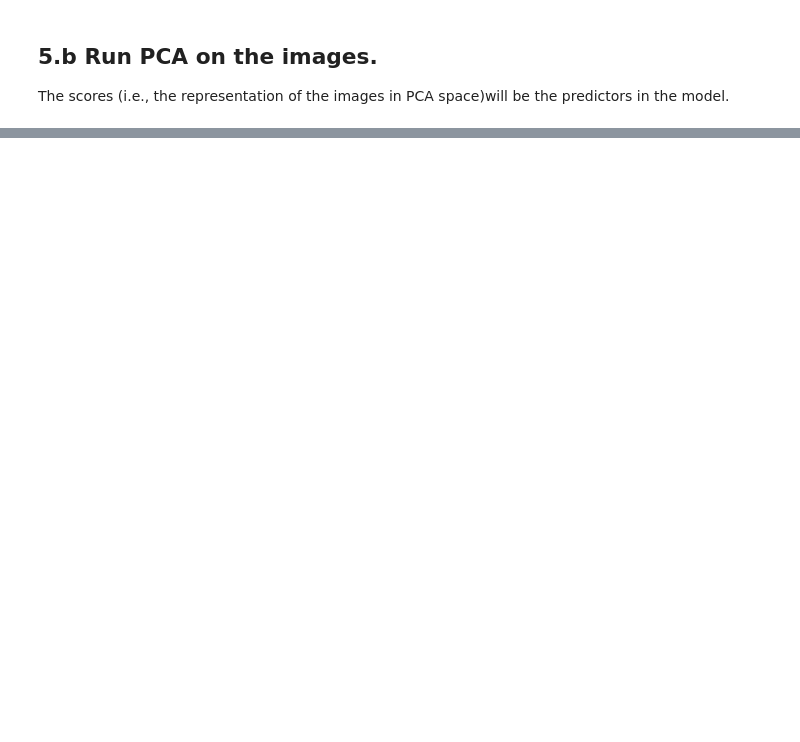
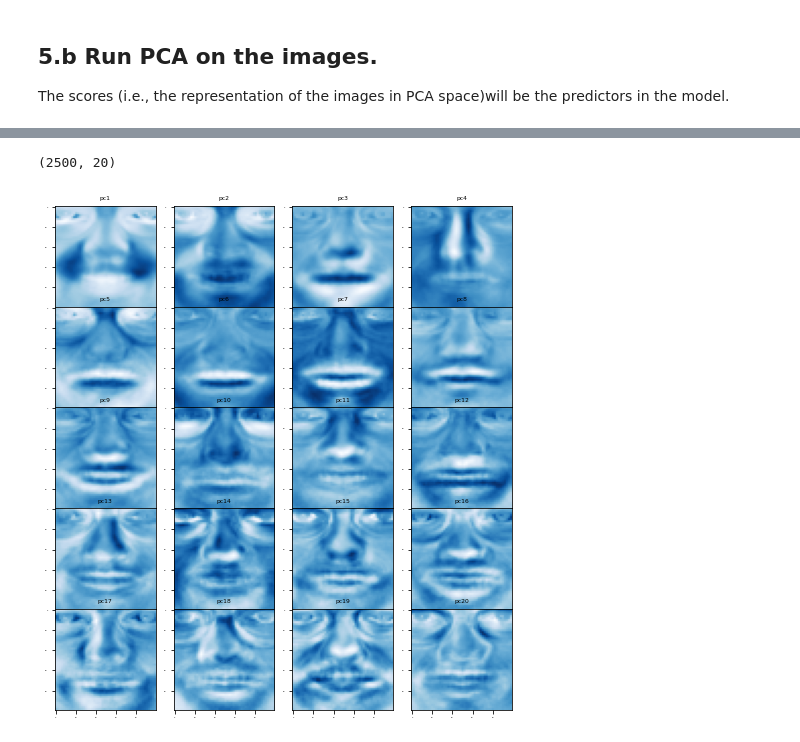
Before and after one commit to Francis-Buger/02458_project, a Jupyter notebook: cognitive_modeling-BX.ipynb, the cells around one changed output, grey strips where cells are left out. Cells and saved outputs as stored; diff of their text form; code cells hidden in the pictures; blank space fills up the shorter version.

```diff
--- a/cognitive_modeling-BX.ipynb
+++ b/cognitive_modeling-BX.ipynb
@@ -354,0 +367,16 @@ Do this by adding/subtracting the scaled PC that you want to inspect to the mean
+# %%
+num_of_PCs = 20
+# V.shape (2500, 298)
+print(V[:,:num_of_PCs].shape) # -> (2500, 20)
+for i in range(num_of_PCs):
+    pc_img = np.reshape(V[:,i],(height,width))
+    plt.subplot(6,4,i+1)
+    plt.imshow(pc_img,cmap=plt.cm.Blues)
+    plt.tick_params(labelsize=2)
+    plt.title('pc'+str(i+1),fontsize = 6)
+plt.subplots_adjust(left=0, bottom=0, right=1.1, top=2.1,
+                    wspace=0, hspace=0)
+plt.show()
+# %% [output]
+(2500, 20)
+[figure, added]
```
Also changed, not shown: parts of 17 cells of this notebook, 2 other files.
